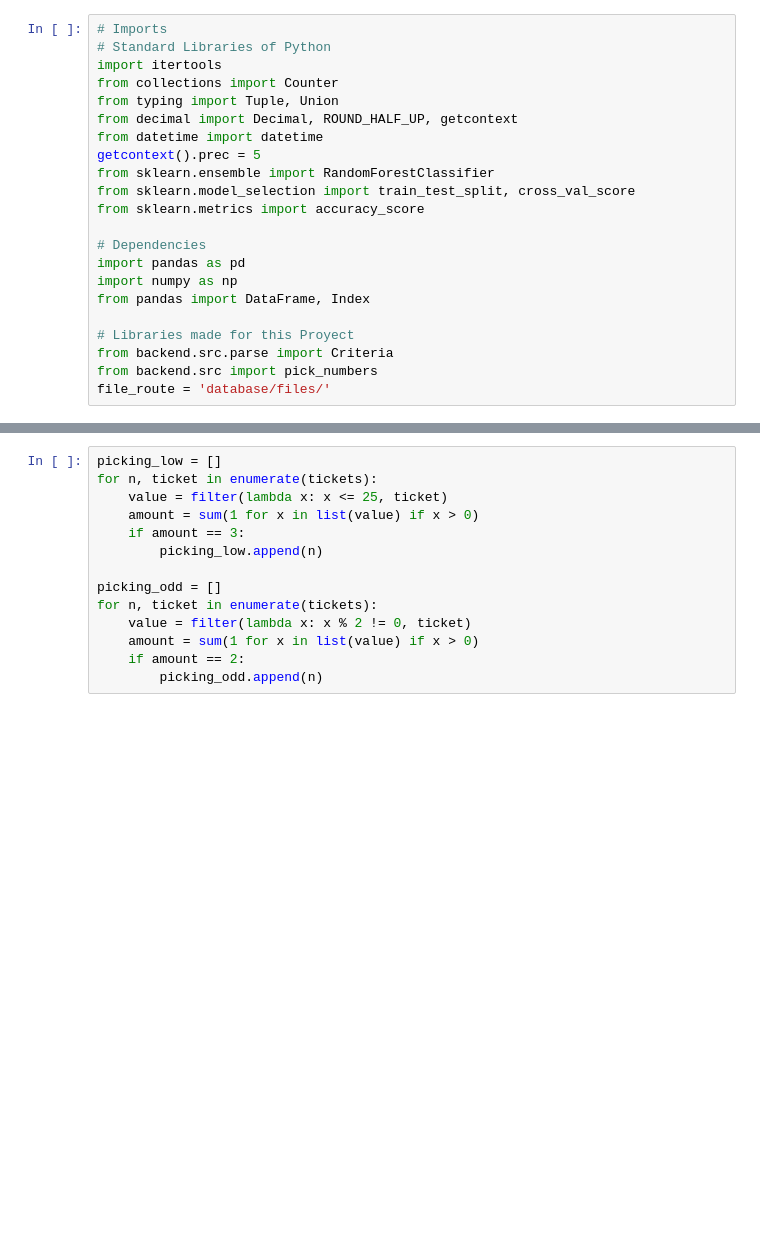
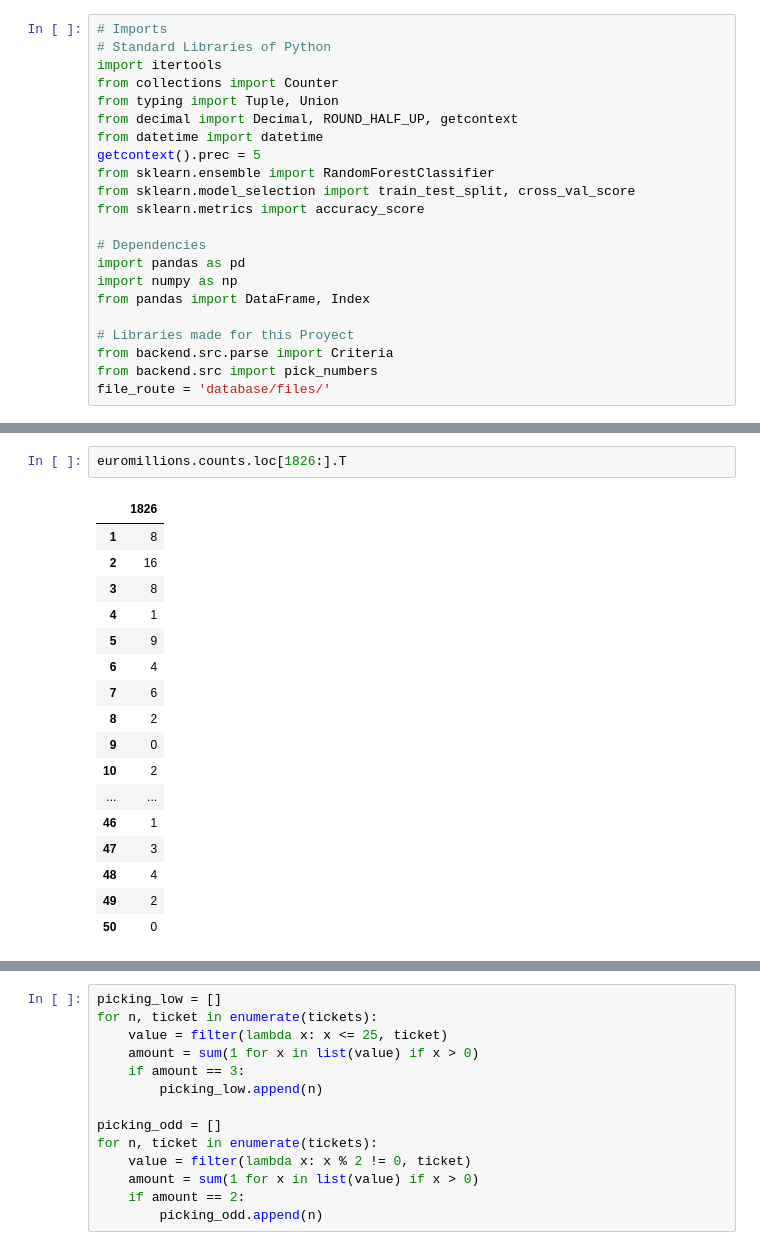
Before and after one commit to kjroy93/Lotto, a Jupyter notebook: test_notebook.ipynb, the cells around one changed output, grey strips where cells are left out. Cells and saved outputs as stored; diff of their text form; blank space fills up the shorter version.

```diff
--- a/test_notebook.ipynb
+++ b/test_notebook.ipynb
@@ -22,0 +44,20 @@ file_route = 'database/files/'
+# %%
+euromillions.counts.loc[1826:].T
+# %% [output]
+|  | 1826 |
+| 1 | 8 |
+| 2 | 16 |
+| 3 | 8 |
+| 4 | 1 |
+| 5 | 9 |
+| 6 | 4 |
+| 7 | 6 |
+| 8 | 2 |
+| 9 | 0 |
+| 10 | 2 |
+| ... | ... |
+| 46 | 1 |
+| 47 | 3 |
+| 48 | 4 |
+| 49 | 2 |
+| 50 | 0 |
```
Also changed, not shown: parts of 18 cells of this notebook, 10 other files.
